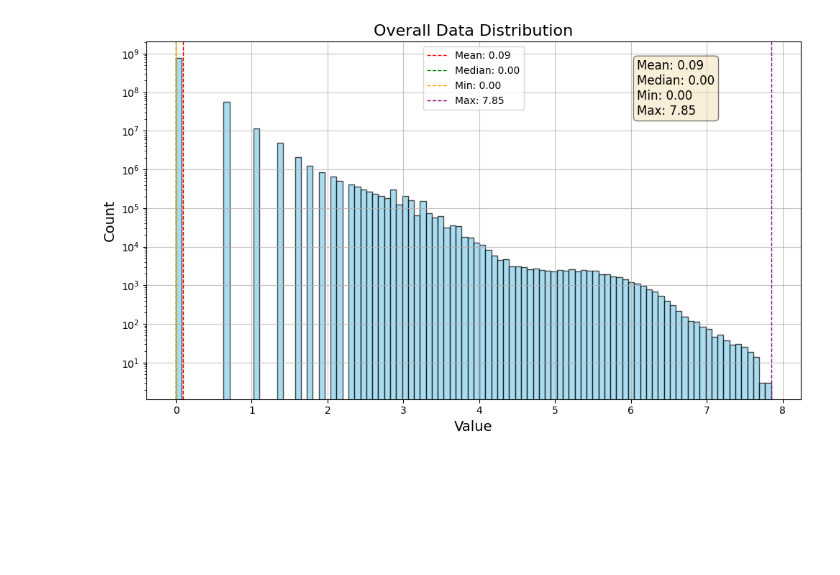
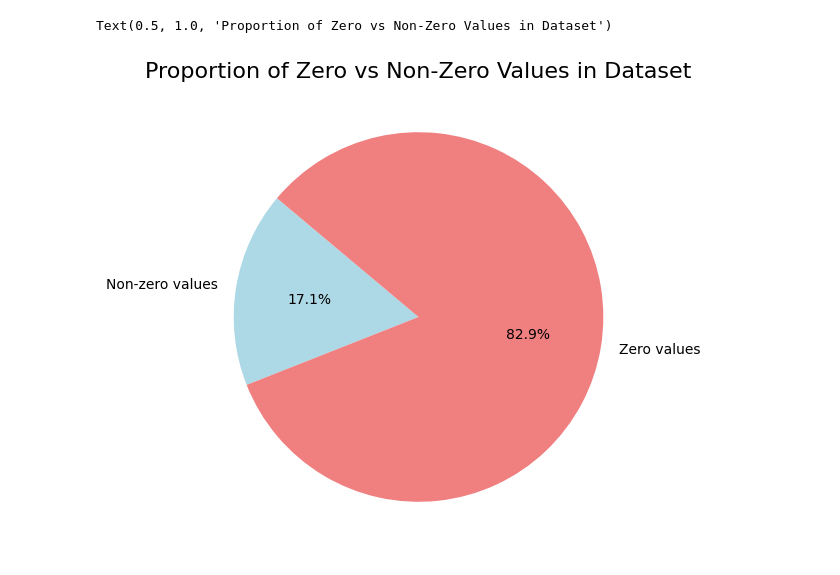
Before and after one commit to DuncanBrady/Hon_proj_RDB, a Jupyter notebook: GRN_work/analysis/dataVisualisation/visualise.ipynb, the cells around one changed output. Drawn from its saved outputs; the diff is of its cells as text; code cells hidden in the pictures; blank space fills up the shorter version.

```diff
--- a/GRN_work/analysis/dataVisualisation/visualise.ipynb
+++ b/GRN_work/analysis/dataVisualisation/visualise.ipynb
@@ -40,7 +40,18 @@ def plot_overall_hist(data, labels={"title": "Overall Data Distribution", "xlabe
     plt.tight_layout()
     return fig
 # %%
-fullDataPath = "C:/Users/rdbra/Documents/honoursProject/code_base/Hon_proj_RDB/GRN_work/data/sct_matrix_transposed.npz"
-data = np.load(fullDataPath)['arr_0']
+dataPath = "C:/Users/rdbra/Documents/honoursProject/code_base/Hon_proj_RDB/GRN_work/data/sct_top5k.npz"
+data = np.load(dataPath)['data']
-# %% [output]
-[figure, removed]
+# %%
+non_zero_data  = data[data != 0]
+zero_count = data.size - non_zero_data.size
+zero_percentage = (zero_count / data.size) * 100
+non_zero_percentage = 100 - zero_percentage
+labels = ["Non-zero values", "Zero values"]
+sizes = [non_zero_percentage, zero_percentage]
+fig = plt.figure(figsize=(8, 6))
+plt.pie(sizes, labels=labels, autopct='%1.1f%%', startangle=140, colors=['lightblue', 'lightcoral'])
+plt.title("Proportion of Zero vs Non-Zero Values in Dataset", fontsize=16)
+# %% [output]
+Text(0.5, 1.0, 'Proportion of Zero vs Non-Zero Values in Dataset')
+[figure, added]
```
Also changed, not shown: parts of 3 cells of this notebook, 2 other files.
